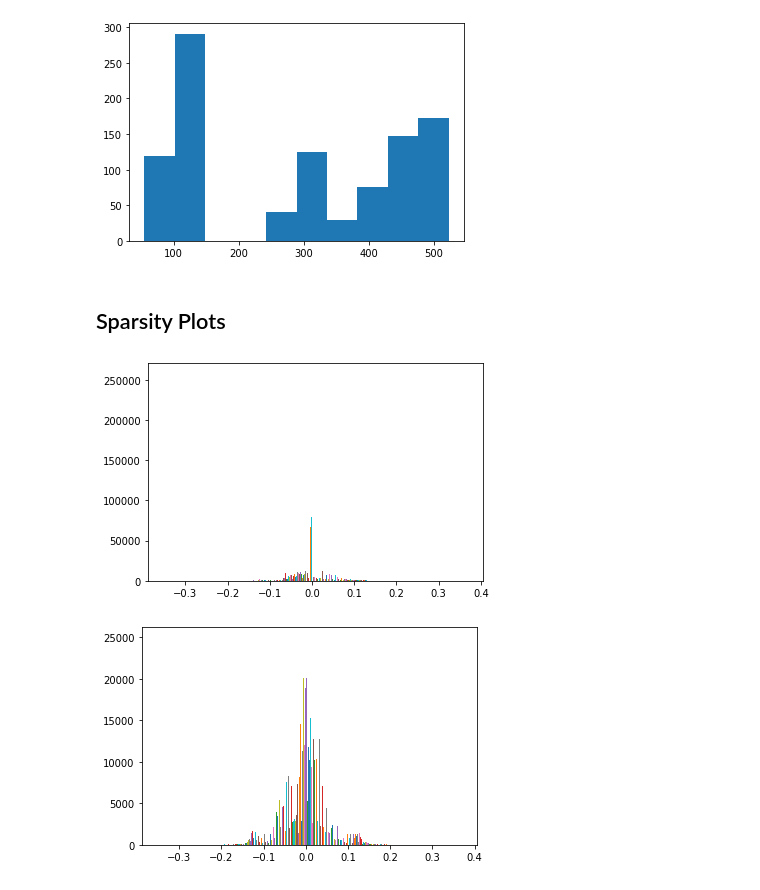
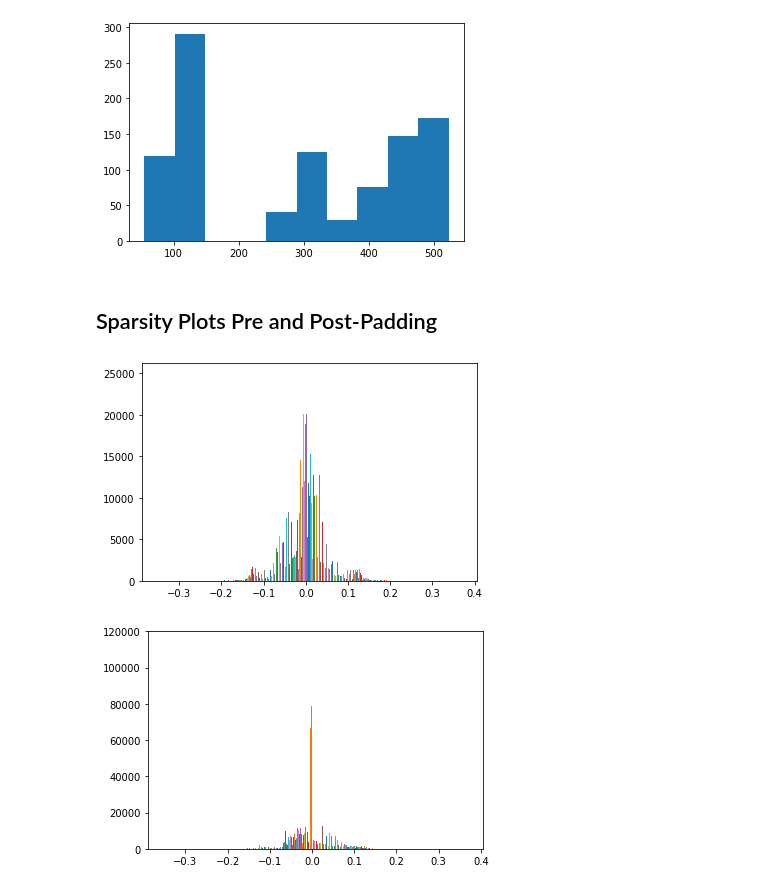
Before and after one commit to a-murali/clustering-code, a Jupyter notebook: llamatales/EDA.ipynb, the cells around one changed output. Cells and saved outputs as stored; diff of their text form; code cells hidden in the pictures.

```diff
--- a/llamatales/EDA.ipynb
+++ b/llamatales/EDA.ipynb
@@ -79,5 +79,5 @@ for i in range(10):
 [figure]
 [figure]
 # %% [markdown]
-## Sparsity Plots
+## Sparsity Plots Pre and Post-Padding
 # %%
@@ -106,10 +105,7 @@ for prompt_id in range(1, NUM_PROMPTS + 1):
                     hidden_states_by_layer_padded[f"layer_{layer}"] = [padded_arr]
                     hidden_states_by_layer[f"layer_{layer}"] = [curr_hidden_states[layer][0].flatten()]
 # %%
-plt.hist(hidden_states_by_layer_padded["layer_0"], bins = 100)
-plt.show()
 plt.hist(hidden_states_by_layer["layer_0"], bins = 100)
 plt.show()
 # %% [output]
-[figure, old version]
+[figure, new version]
-[figure, removed]
@@ -117,0 +112,6 @@ plt.show()
+# %%
+plt.hist(hidden_states_by_layer_padded["layer_0"], bins = 100)
+plt.ylim(0, 120000)
+plt.show()
+# %% [output]
+[figure, added]
```
Also changed, not shown: parts of 2 cells of this notebook, 3 other files.
